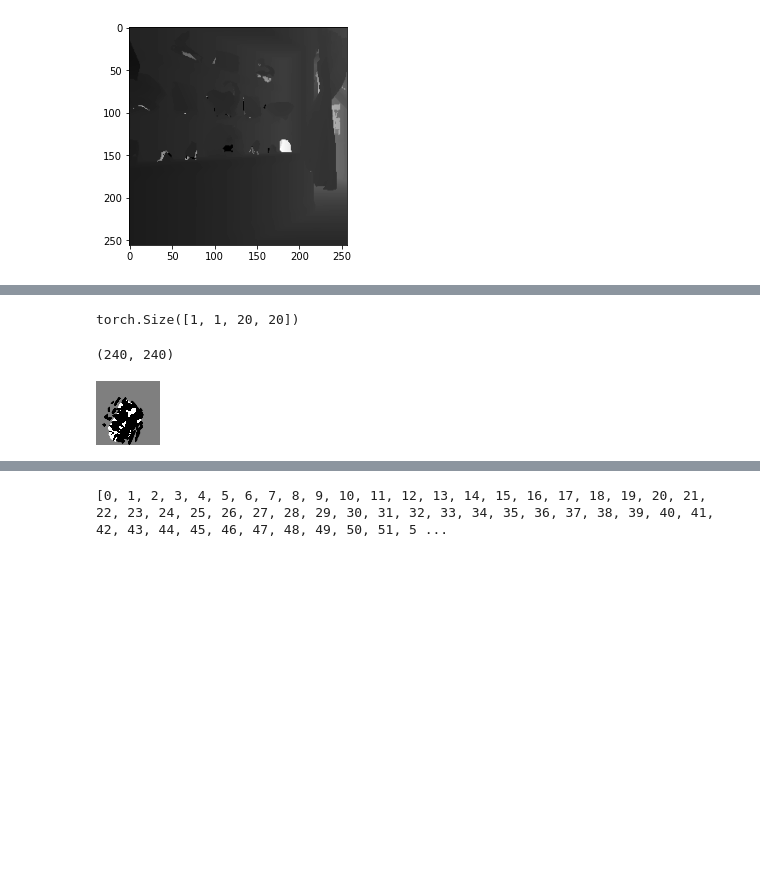
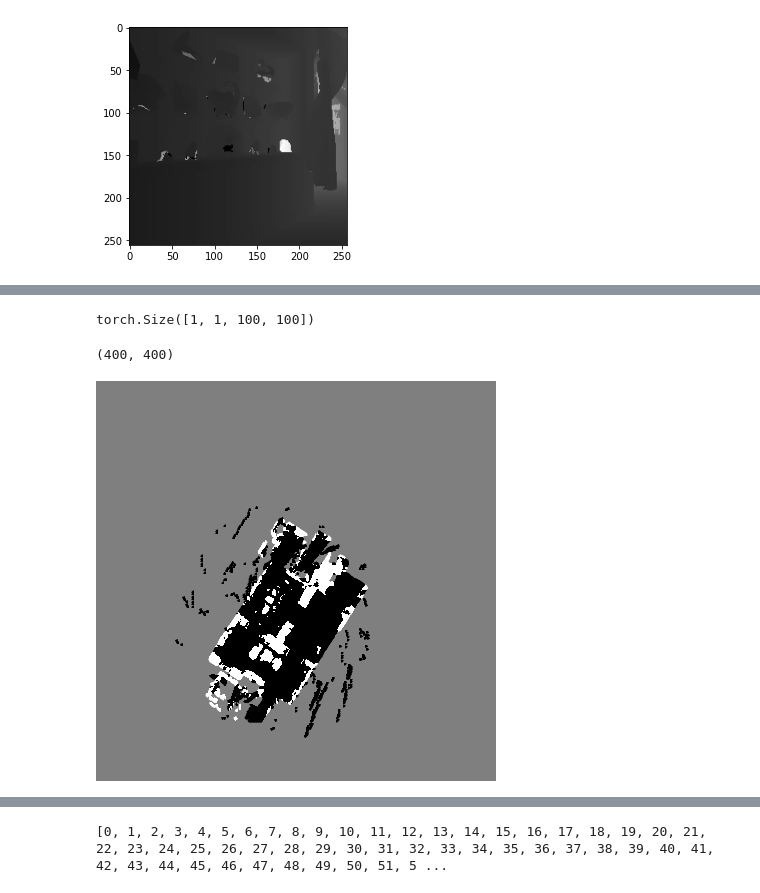
Before and after one commit to kimh060612/MultiON-VAE, a Jupyter notebook: encoding_layer/MapEDA.ipynb, the cells around one changed output, grey strips where cells are left out. Cells and saved outputs as stored; diff of their text form; code cells hidden in the pictures; blank space fills up the shorter version.

```diff
--- a/encoding_layer/MapEDA.ipynb
+++ b/encoding_layer/MapEDA.ipynb
@@ -172,0 +164,11 @@ len(global_data_list)
+# %%
+from tqdm import tqdm
+from parse import *
+episode_name = []
+
+
+for name in tqdm(sorted_ego):
+    _, eid = parse("/media/michael/ssd1/MapVAEMultiON/ego_#id{}_#eid{}.npy", name)
+    episode_name.append(int(eid))
+
+episode_name = list(set(episode_name))
@@ -514,11 +586,11 @@ def to_pose(pose):
 def pose_search(eid, mid):
     return to_pose(metadata_df.loc[metadata_df['episode_id'] == eid].loc[metadata_df['id'] == mid]['pose'].tolist()[0])
 
-occupancy_projection = Projection(20, 240, torch.device('cpu'),
-    -60, 60, -100, 100,
+occupancy_projection = Projection(100, 400, torch.device('cpu'),
+    -20, 20, -100, 100,
     -0.6, 1.5
 )
-registration = Registration(20, 240, -60, 60, 1, torch.device('cpu'))
+registration = Registration(100, 400, -20, 20, 1, torch.device('cpu'))
 # %%
 depth_torch= torch.Tensor(np.load(depth_data_list[idx]) * 10.).unsqueeze(0)
 mid, eid = parse("/media/michael/ssd1/MapVAEMultiON/depth_#id{}_#eid{}.npy", depth_data_list[idx])
@@ -531,17 +603,17 @@ visualize_map_np(dp_final.cpu().numpy()[0][0])
 # %%
 dp_final.shape
 # %% [output]
-torch.Size([1, 1, 20, 20])
+torch.Size([1, 1, 100, 100])
 # %%
 global_allocentric_occupancy_map = torch.zeros(
     1,
-    240,
-    240
+    400,
+    400
 )
 trajectory_map = torch.zeros(
     1,
-    240,
-    240,
+    400,
+    400,
     2
 )
 
@@ -562,8 +634,8 @@ mid, eid = parse("/media/michael/ssd1/MapVAEMultiON/depth_#id{}_#eid{}.npy", dep
 # %%
 np_map = _belief_to_prob(global_allocentric_occupancy_map).cpu().numpy()[0] * 255.
 print(np_map.shape)
-visualize_map_np(np_map[120-32:120+32, 120-32:120+32])
+visualize_map_np(np_map)
 # %% [output]
-(240, 240)
+(400, 400)
-[figure, old version]
+[figure, new version]
 # %%
```
Also changed, not shown: parts of 32 cells of this notebook, 1 other file.
